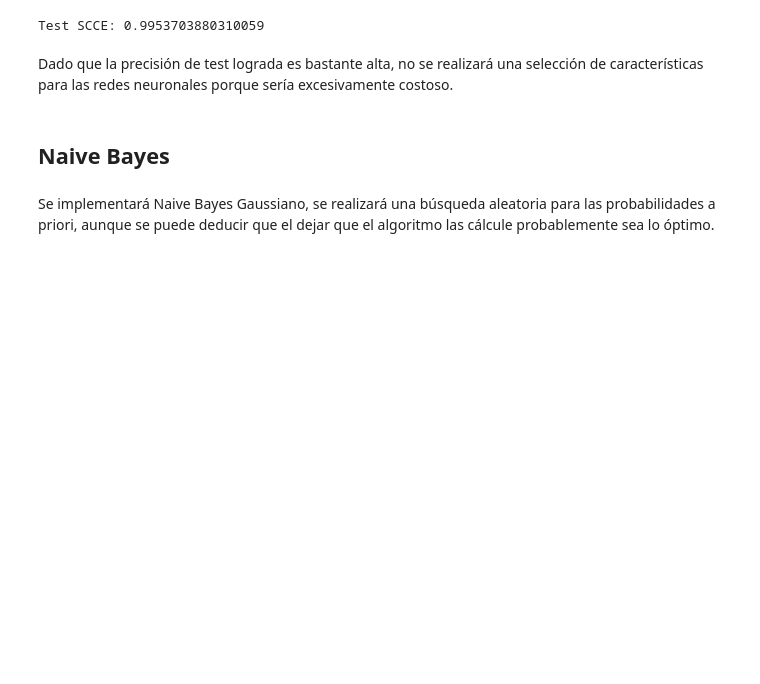
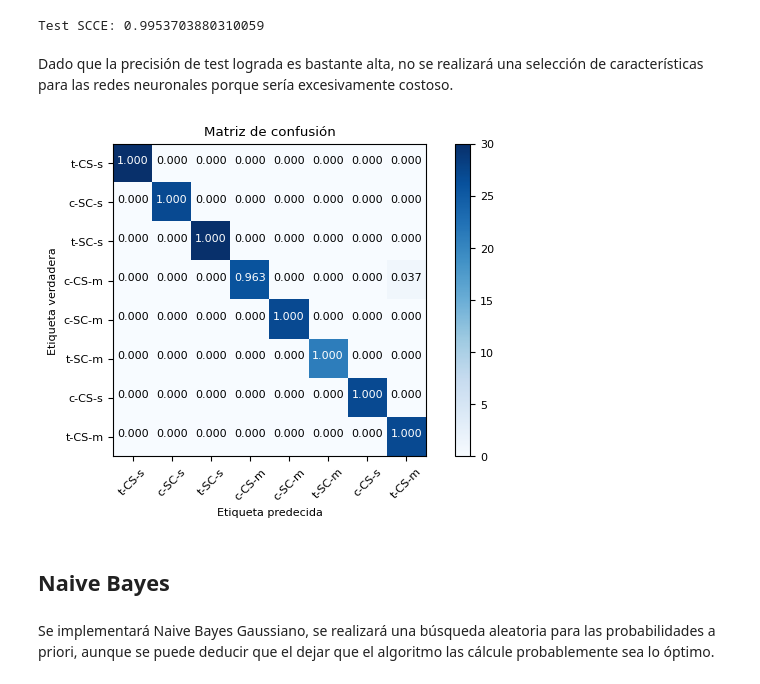
Before and after one commit to alejandro-castro/ProyectoINF648, a Jupyter notebook: Main.ipynb, the cells around one changed output. Cells and saved outputs as stored; diff of their text form; code cells hidden in the pictures; blank space fills up the shorter version.

Commit message:
Generacion de Matriz de Confusion para ANN

```diff
--- a/Main.ipynb
+++ b/Main.ipynb
@@ -192,11 +192,14 @@ plt.rcParams.update({'font.size': 8})
 # %%
 def plot_confusion_matrix(y_test, y_pred, classes,
                           title='Matriz de confusion',
-                          cmap=plt.cm.RdYlGn):
+                          cmap=plt.cm.RdYlGn, isforNN=False):
     '''
     Se ha tomado como referencia el siguiente script https://stackoverflow.com/a/50386871
     '''
-    cm = confusion_matrix(y_test, y_pred)
+    if isforNN:
+        cm = tf.math.confusion_matrix(y_test, y_pred, num_classes=8).numpy()
+    else:
+        cm = confusion_matrix(y_test, y_pred)
     np.set_printoptions(precision=2)
     plt.figure()
     plt.imshow(cm, interpolation='nearest', cmap=cmap)
@@ -713,8 +716,10 @@ Test SCCE: 0.9953703880310059
 # %% [markdown]
 Dado que la precisión de test lograda es bastante alta, no se realizará una selección de características para las redes neuronales porque sería excesivamente costoso.
 # %%
-y_pred = redNeuronal.predict(x_test_reduced)
-plot_confusion_matrix(y_test, y_pred, class_names, title='Matriz de confusión', cmap=plt.cm.Blues)
+y_pred = redNeuronal.predict(x_test)
+plot_confusion_matrix(y_test, y_pred, class_names, title='Matriz de confusión', cmap=plt.cm.Blues, isforNN=True)
+# %% [output]
+[figure, added]
 # %% [markdown]
 ## Naive Bayes
 # %% [markdown]
```
Also changed, not shown: parts of 3 cells of this notebook, 1 other file.
